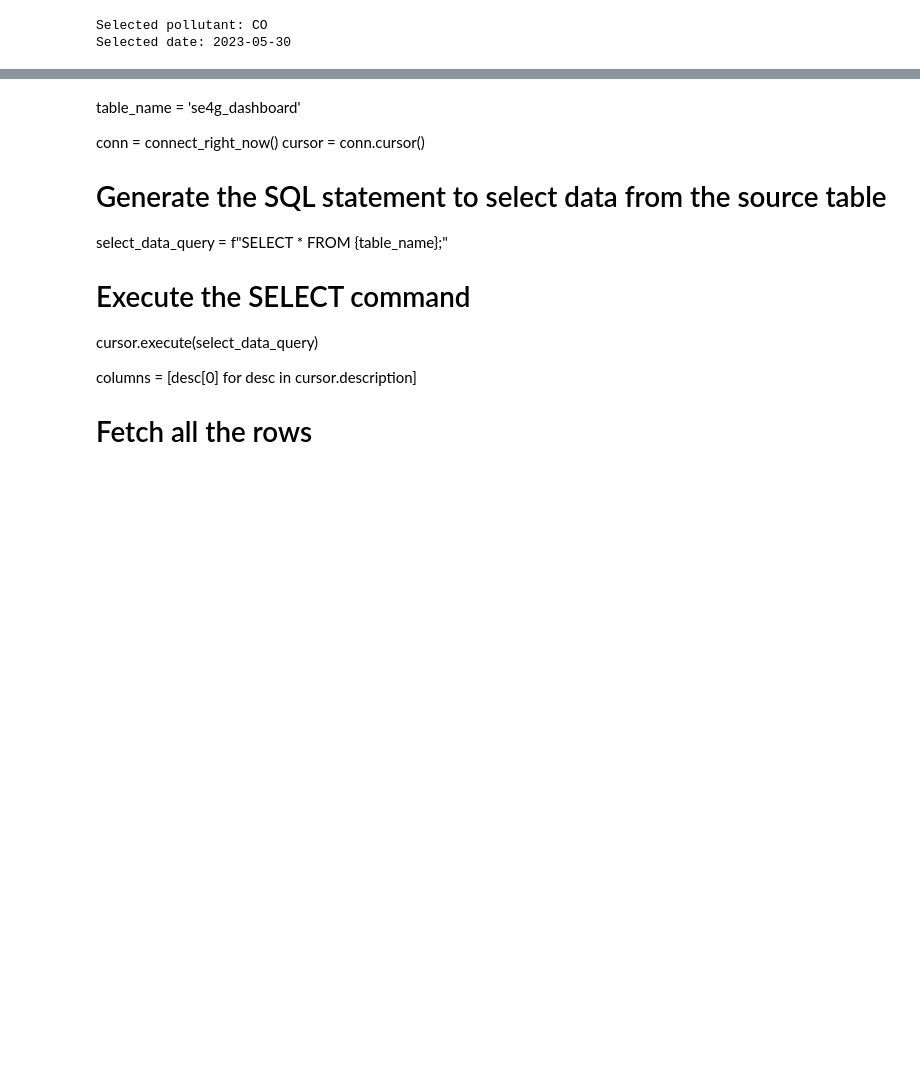
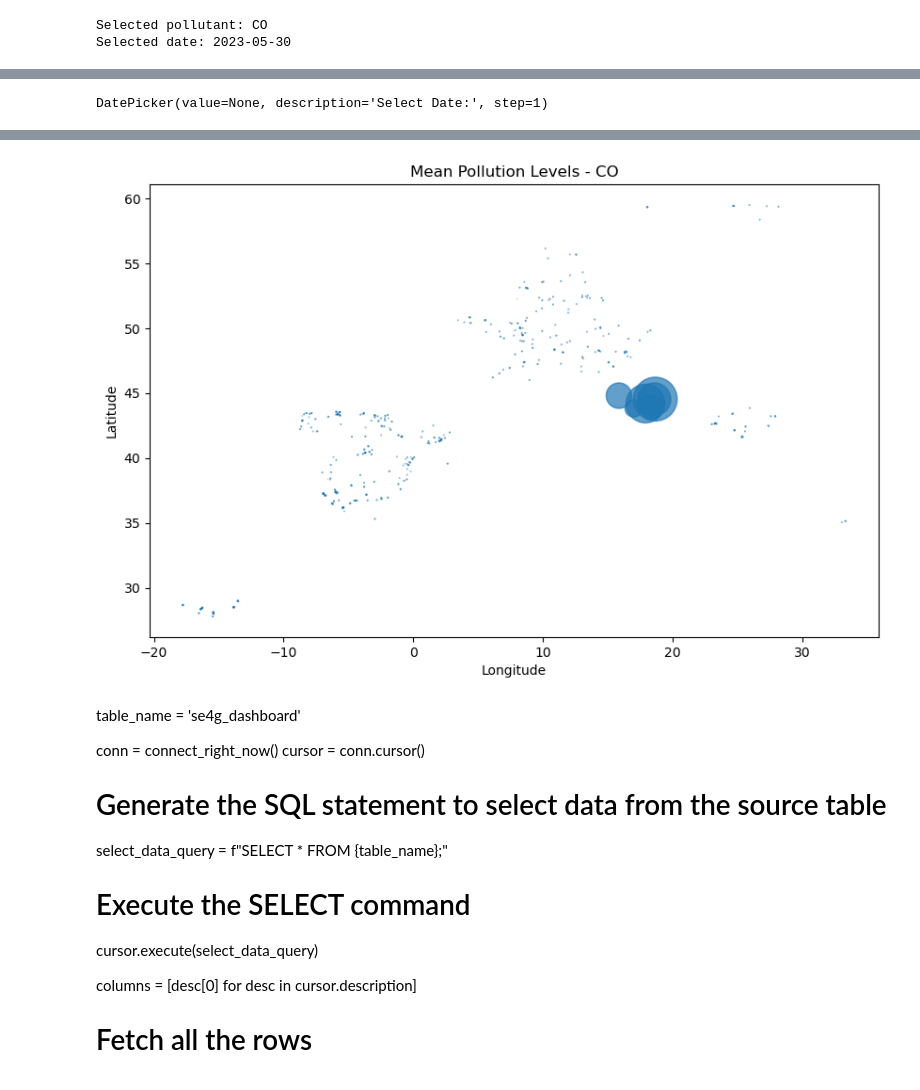
Before and after one commit to carls31/software-engineering-for-geoinformatics-assignment, a Jupyter notebook: se4g_JupyterDash_demo -Angix.ipynb, the cells around one changed output, grey strips where cells are left out. Cells and saved outputs as stored; diff of their text form; code cells hidden in the pictures; blank space fills up the shorter version.

```diff
--- a/se4g_JupyterDash_demo -Angix.ipynb
+++ b/se4g_JupyterDash_demo -Angix.ipynb
@@ -259,0 +370,56 @@ create_bokeh_plot(df_pollutant, df_station, selected_pollutant.value, selected_d
+# %%
+import ipywidgets as widgets
+from IPython.display import display
+import pandas as pd
+import geopandas as gpd
+
+# Convert 'value_datetime_begin' column to datetime type
+df['value_datetime_begin'] = pd.to_datetime(df['value_datetime_begin'])
+
+# Create dropdown widgets for pollutant and date selection
+pollutant_dropdown = widgets.Dropdown(options=df['pollutant'].unique(), description='Pollutant:')
+date_picker = widgets.DatePicker(description='Select Date:')
+
+# Create a button widget for triggering the calculation
+calculate_button = widgets.Button(description='Calculate')
+
+def calculate_mean_pollution(btn):
+    # Get the selected pollutant and date
+    selected_pollutant = pollutant_dropdown.value
+    selected_date = date_picker.value
+
+    # Filter the DataFrame based on the selected pollutant and date
+    filtered_df = df[(df['pollutant'] == selected_pollutant) & (df['value_datetime_begin'].dt.date == selected_date)]
+
+    # Convert the filtered DataFrame to a GeoDataFrame by specifying the geometry column
+    filtered_gdf = gpd.GeoDataFrame(filtered_df, geometry=gpd.points_from_xy(filtered_df.samplingpoint_x, filtered_df.samplingpoint_y))
+
+    # Calculate the mean pollutant value for each station
+    grouped = filtered_gdf.groupby(['pollutant', 'station_code']).mean()
+
+    # Reset the index to make the pollutant and station columns accessible
+    grouped = grouped.reset_index()
+
+    # Create a new GeoDataFrame using the grouped data
+    gdf_mean = gpd.GeoDataFrame(grouped, geometry=gpd.points_from_xy(grouped.samplingpoint_x, grouped.samplingpoint_y))
+
+    # Plot the map
+    fig, ax = plt.subplots(figsize=(10, 8))
+
+    # Plot the mean values for the selected pollutant
+    gdf_mean.plot(ax=ax, markersize=gdf_mean['value_numeric'], alpha=0.7)
+
+    # Add title and labels
+    ax.set_title(f"Mean Pollution Levels - {selected_pollutant}")
+    ax.set_xlabel('Longitude')
+    ax.set_ylabel('Latitude')
+
+    # Display the map
+    plt.show()
+
+# Register the calculate_mean_pollution function to be called when the button is clicked
+calculate_button.on_click(calculate_mean_pollution)
+
+# Display the widgets
+display(pollutant_dropdown, date_picker, calculate_button)
+# %% [output]
@@ -259,0 +427 @@ create_bokeh_plot(df_pollutant, df_station, selected_pollutant.value, selected_d
+DatePicker(value=None, description='Select Date:', step=1)
@@ -260,3 +429,4 @@ create_bokeh_plot(df_pollutant, df_station, selected_pollutant.value, selected_d
+[figure, added]
 # %% [markdown]
 table_name = 'se4g_dashboard'
 
```
Also changed, not shown: parts of 9 cells of this notebook.
